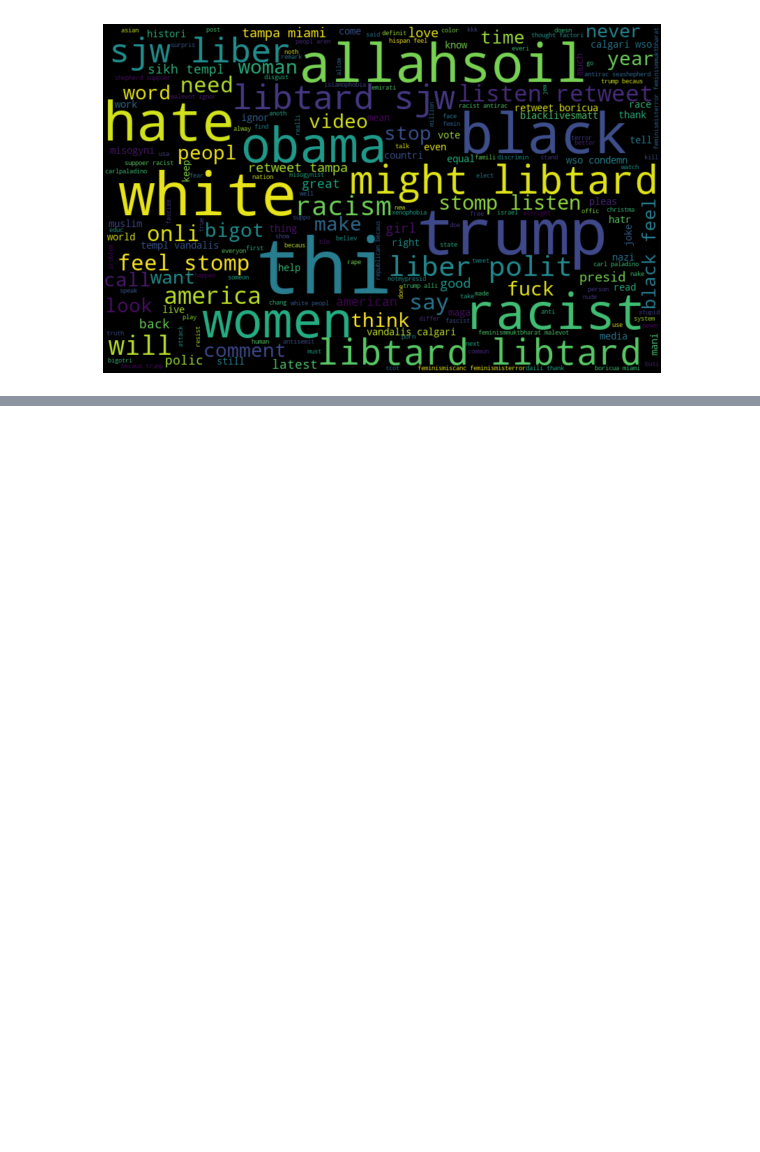
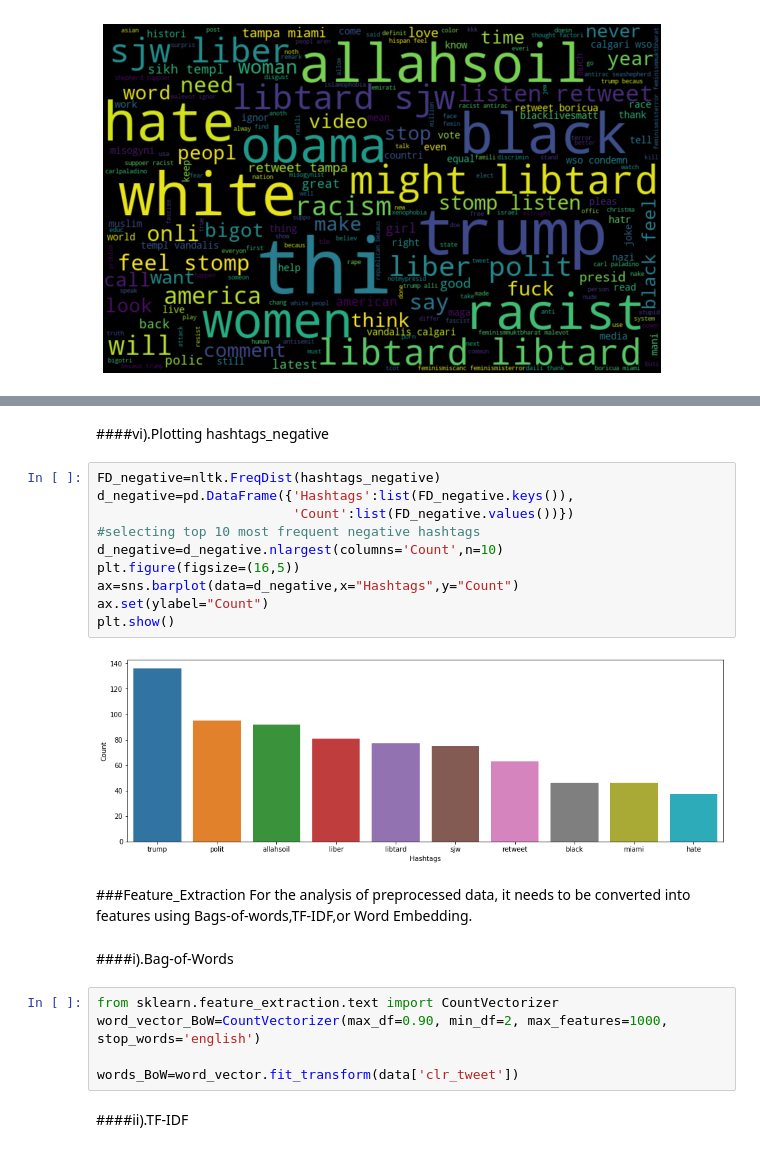
Before and after one commit to Rahullnitp/Social_Media_Sentiment_Analysis, a Jupyter notebook: Social_Media_Sentiment_Analysis.ipynb, the cells around one changed output, grey strips where cells are left out. Drawn from its saved outputs; the diff is of its cells as text; blank space fills up the shorter version.

```diff
--- a/Social_Media_Sentiment_Analysis.ipynb
+++ b/Social_Media_Sentiment_Analysis.ipynb
@@ -176,0 +213,26 @@ plt.show()
+# %% [markdown]
+####vi).Plotting hashtags_negative
+# %%
+FD_negative=nltk.FreqDist(hashtags_negative)
+d_negative=pd.DataFrame({'Hashtags':list(FD_negative.keys()),
+                         'Count':list(FD_negative.values())})
+#selecting top 10 most frequent negative hashtags
+d_negative=d_negative.nlargest(columns='Count',n=10)
+plt.figure(figsize=(16,5))
+ax=sns.barplot(data=d_negative,x="Hashtags",y="Count")
+ax.set(ylabel="Count")
+plt.show()
+# %% [output]
+[figure, added]
+# %% [markdown]
+###Feature_Extraction
+For the analysis of preprocessed data, it needs to be converted into features using Bags-of-words,TF-IDF,or Word Embedding.
+# %% [markdown]
+####i).Bag-of-Words
+# %%
+from sklearn.feature_extraction.text import CountVectorizer
+word_vector_BoW=CountVectorizer(max_df=0.90, min_df=2, max_features=1000, stop_words='english')
+
+words_BoW=word_vector.fit_transform(data['clr_tweet'])
+# %% [markdown]
+####ii).TF-IDF
```
Also changed, not shown: parts of 8 cells of this notebook.
